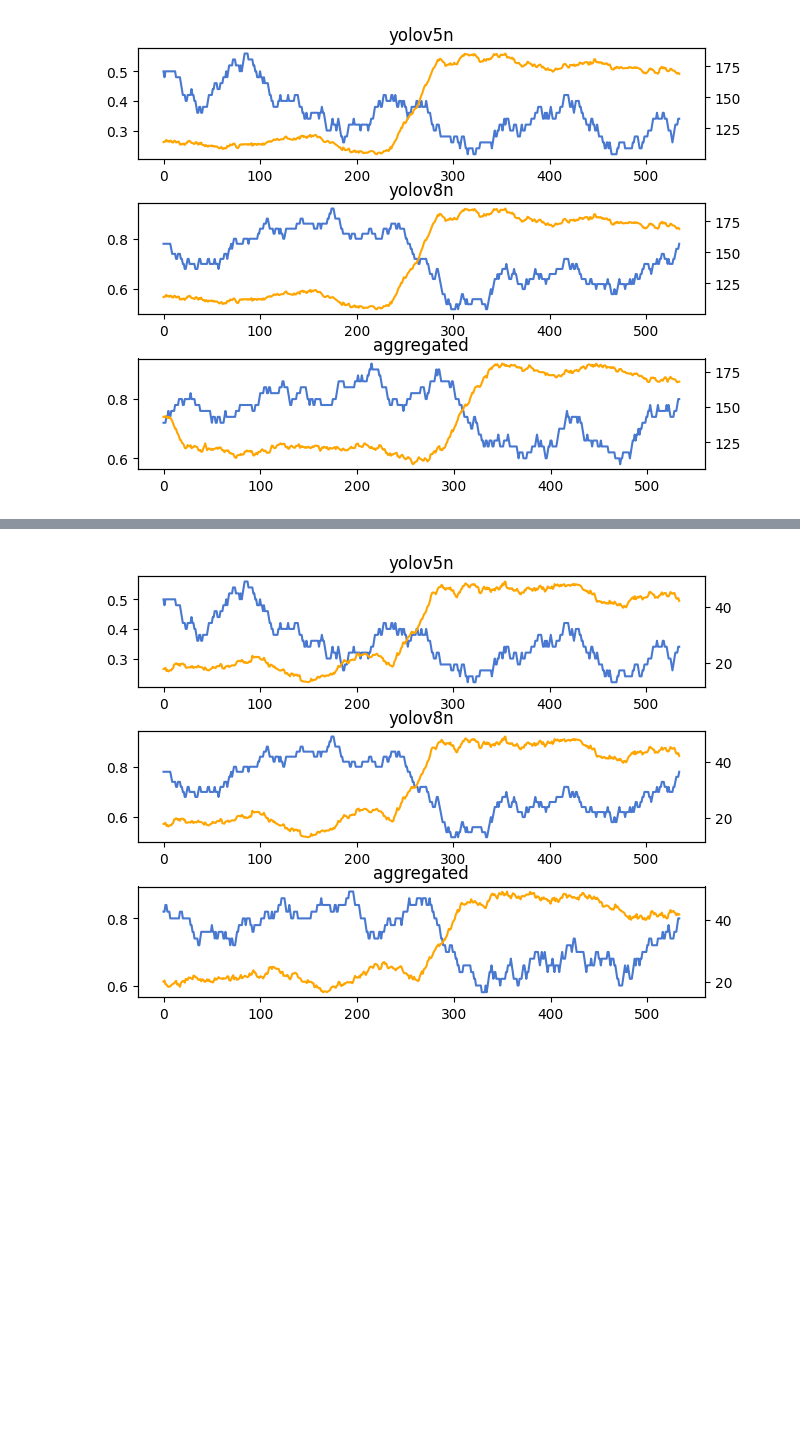
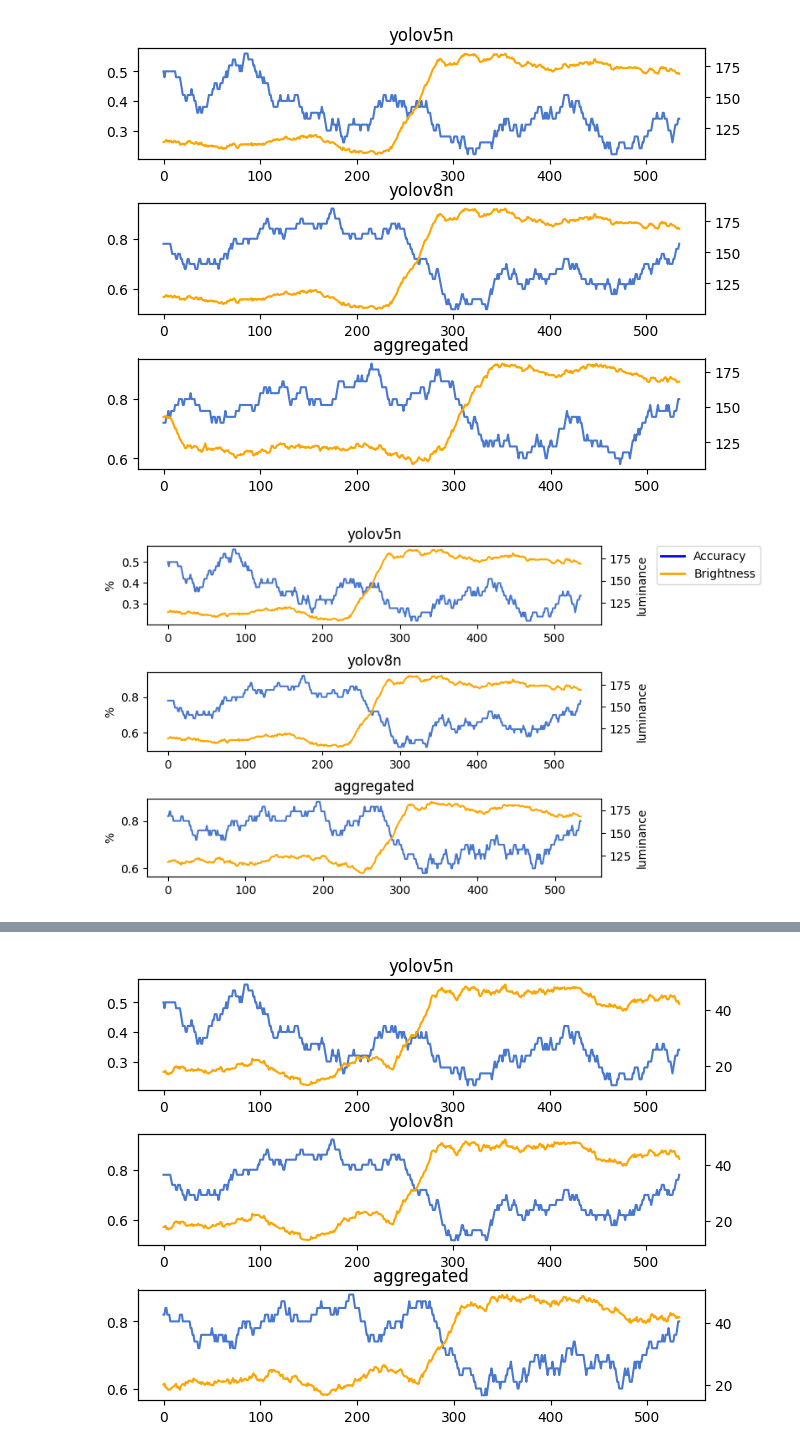
Before and after one commit to nguu0123/thesis, a Jupyter notebook: ray_deployment/client/ensemble_analysis.ipynb, the cells around one changed output, grey strips where cells are left out. Drawn from its saved outputs; the diff is of its cells as text; code cells hidden in the pictures; blank space fills up the shorter version.

```diff
--- a/ray_deployment/client/ensemble_analysis.ipynb
+++ b/ray_deployment/client/ensemble_analysis.ipynb
@@ -93,6 +93,31 @@ for model in df["model"].unique():
     i += 1
 # %% [output]
 [figure]
+# %%
+fig, ax1 = plt.subplots(3,1)
+i = 0
+fig.tight_layout(pad=2, w_pad=2, h_pad=2.0) # Or equivalently,  "plt.tight_layout()"
+for model in dfmax["model"].unique():
+    data = get_average(dfmax[dfmax["model"] == model]["correctly detect"],50)
+    dataquality = get_average(dfmax[dfmax["model"] == model]["brightness"],50)
+    sns_plot = sns.lineplot(y=data, x=range(len(data)), ax=ax1[i],)
+    ax1[i].set(ylabel = '%')
+    ax2 = ax1[i].twinx()
+    ax2.set(ylabel= 'luminance')
+    sns_plot = sns.lineplot(y=dataquality, x=range(len(dataquality)),  color='orange', ax=ax2)
+    ax1[i].set_title(model)
+    i += 1
+line1 = plt.Line2D([0], [0], color='blue', lw=2)
+line2 = plt.Line2D([0], [0], color='orange', lw=2)
+handles = [line1, line2]
+labels = ['Accuracy', 'Brightness']
+
+# Add the legend outside the chart
+ax1[0].legend(handles, labels, bbox_to_anchor=(1.35, 1), loc='upper right', borderaxespad=0.)
+plt.show()
+fig.savefig("degraded_performance.pdf", bbox_inches='tight')
+# %% [output]
+[figure, added]
 # %%
 fig, ax1 = plt.subplots(3,1)
 i = 0
```
Also changed, not shown: parts of 1 cell of this notebook, 6 other files.
